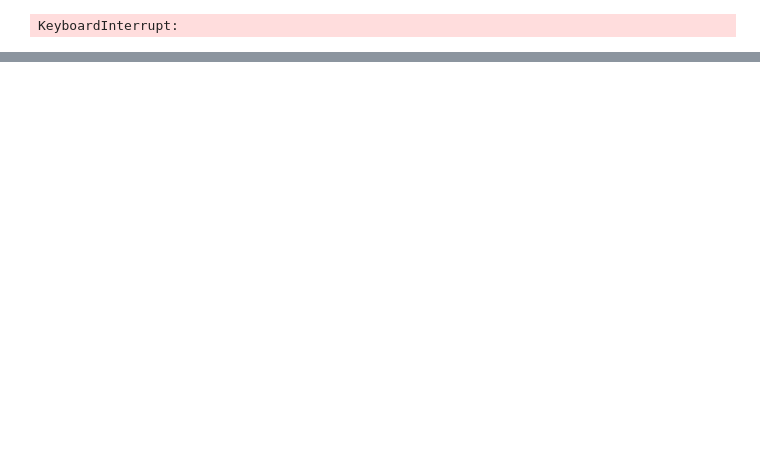
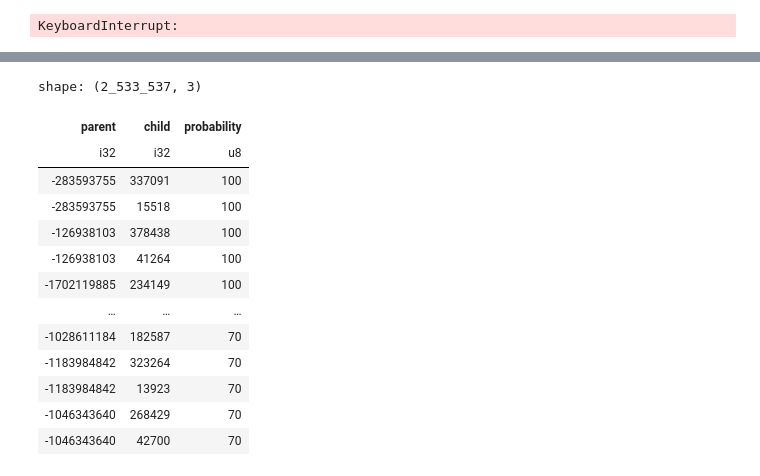
Before and after one commit to will-langdale/matchbox, a Jupyter notebook: notebooks/hierarchical.ipynb, the cells around one changed output, grey strips where cells are left out. Drawn from its saved outputs; the diff is of its cells as text; code cells hidden in the pictures; blank space fills up the shorter version.

Commit message:
Speeding up arrow

```diff
--- a/notebooks/hierarchical.ipynb
+++ b/notebooks/hierarchical.ipynb
@@ -1356,26 +1474,15 @@ def component_to_hierarchy_pl(df: pl.DataFrame) -> pl.DataFrame:
 
     for threshold in thresholds:
         # Filter current probability rows and convert to Python objects for processing
-        current_probs = df.filter(pl.col('probability') == threshold)
+        current_probs = df.filter(pl.col('probability') == threshold).select(["left", "right", "probability"])
 
         # Process each row
-        P = 2147483647
-
-        current_probs = current_probs.with_columns([
-            pl.min_horizontal(['left', 'right']).abs().alias('smaller'),
-            pl.max_horizontal(['left', 'right']).abs().alias('larger'),
-        ]).with_columns([
-            pl.col('smaller').add(pl.col('larger')).mod(P).alias('total2'),
-            pl.col('smaller').mul(pl.col('larger')).mod(P).alias('prod2'),
-        ]).with_columns([
-            pl.col('total2').mul(31).add(pl.col('prod2').mul(37)).mod(P).neg().alias('parent')
-        ]).select(["left", "right", "parent"])
-
         for row in current_probs.iter_rows():
+            parent = combine_integers(row[0], row[1])
             uf.union(row[0], row[1])
             hierarchy.extend([
-                (row[2], row[1], threshold),
-                (row[2], row[0], threshold)
+                (parent, row[1], threshold),
+                (parent, row[0], threshold)
             ])
 
         # Process union-find differences
@@ -1779 +2030,36 @@ INFO:root:Component 1186: submission took 0.10s
 KeyboardInterrupt:
+# %%
+import polars as pl
+
+def to_hierarchical_clusters_pl(table: pa.Table) -> pa.Table:
+    """
+    Parallel processing of components using Arrow.
+    """
+    table_pl = (
+        pl.from_arrow(table)
+        .with_columns(
+            pl.col("probability").cast(pl.Float32).mul(100).cast(pl.UInt8).alias("probability"),
+            pl.col("left").cast(pl.Int32),
+            pl.col("right").cast(pl.Int32),
+            pl.col("component").cast(pl.UInt32),
+        )
+    )
+
+    return table_pl.group_by("component").map_groups(component_to_hierarchy_pl)
+
+to_hierarchical_clusters_pl(cc2)
+# %% [output]
+shape: (2_533_537, 3)
+| parent | child | probability |
+| i32 | i32 | u8 |
+| -283593755 | 337091 | 100 |
+| -283593755 | 15518 | 100 |
+| -126938103 | 378438 | 100 |
+| -126938103 | 41264 | 100 |
+| -1702119885 | 234149 | 100 |
+| … | … | … |
+| -1028611184 | 182587 | 70 |
+| -1183984842 | 323264 | 70 |
+| -1183984842 | 13923 | 70 |
+| -1046343640 | 268429 | 70 |
+| -1046343640 | 42700 | 70 |
```
Also changed, not shown: parts of 15 cells of this notebook, 2 other files.
